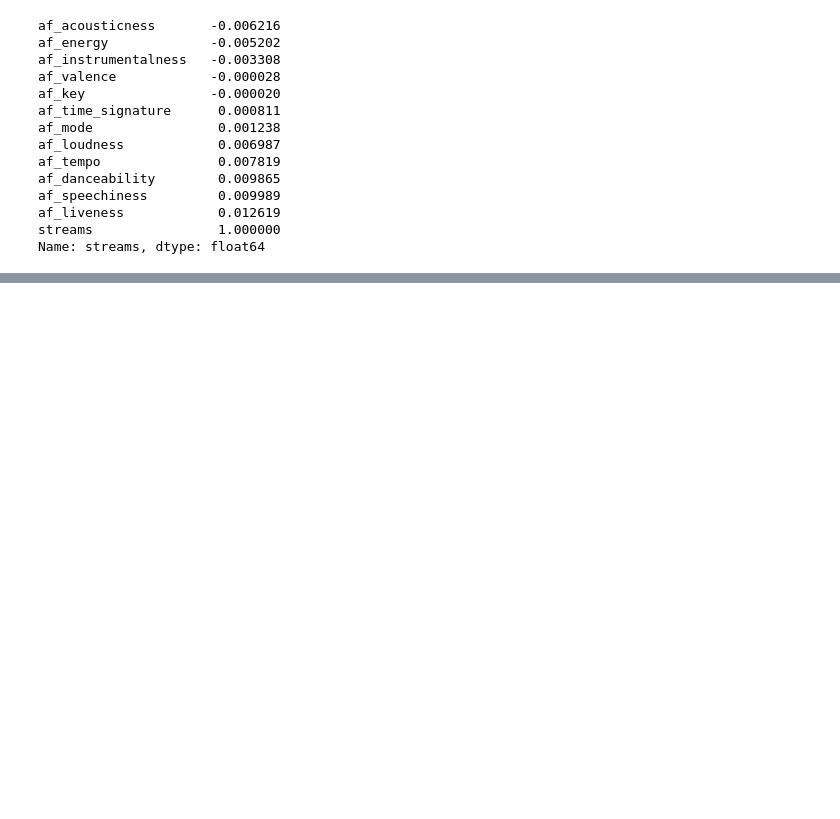
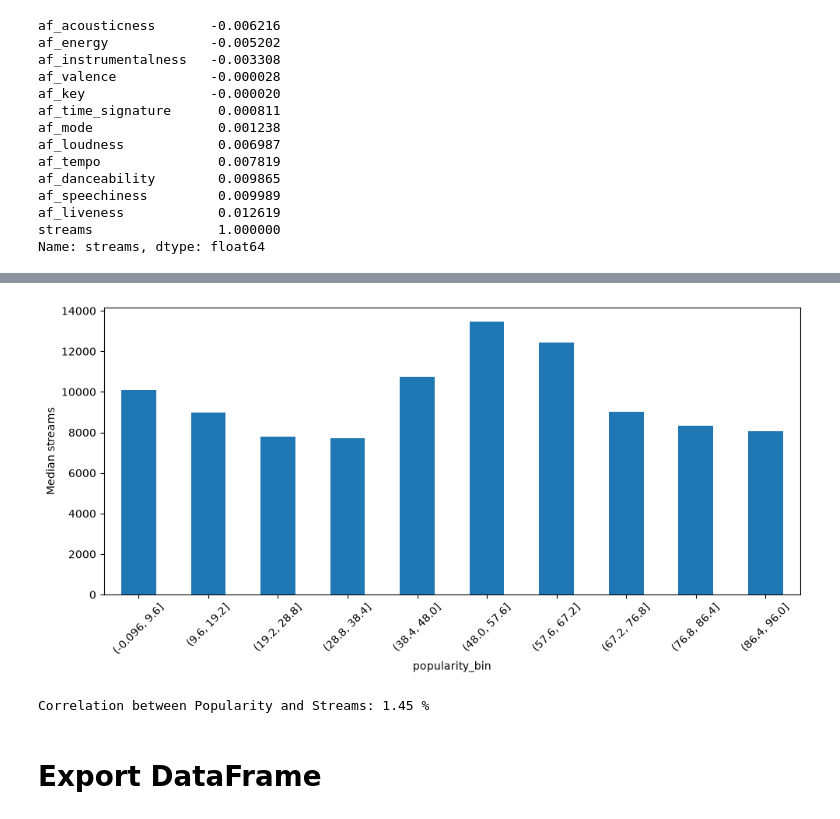
Before and after one commit to Flippyfun02/cs4342-song-performance, a Jupyter notebook: backend/notebooks/exploratory_analysis.ipynb, the cells around one changed output, grey strips where cells are left out. Saved outputs shown, nothing was run; the diff lists cells and outputs as text; code cells hidden in the pictures; blank space fills up the shorter version.

Commit message:
added streams vs popularity and exported dataframe

```diff
--- a/backend/notebooks/exploratory_analysis.ipynb
+++ b/backend/notebooks/exploratory_analysis.ipynb
@@ -232,0 +237,18 @@ Name: streams, dtype: float64
+# %%
+eda_summary['popularity_bin'] = pd.cut(eda_summary['popularity'], bins=10)
+binned = eda_summary.groupby('popularity_bin')['streams'].median()
+
+binned.plot(kind='bar', figsize=(10,5))
+plt.ylabel('Median streams')
+plt.xticks(rotation=45)
+plt.tight_layout()
+plt.show()
+# %% [output]
+[figure, added]
+# %%
+correlation = float(eda_summary['popularity'].corr(np.log1p(eda_summary['streams']))) * 100
+print("Correlation between Popularity and Streams:", round(correlation, 2), "%")
+# %% [output]
+Correlation between Popularity and Streams: 1.45 %
+# %% [markdown]
+# Export DataFrame
```
Also changed, not shown: parts of 2 cells of this notebook.
